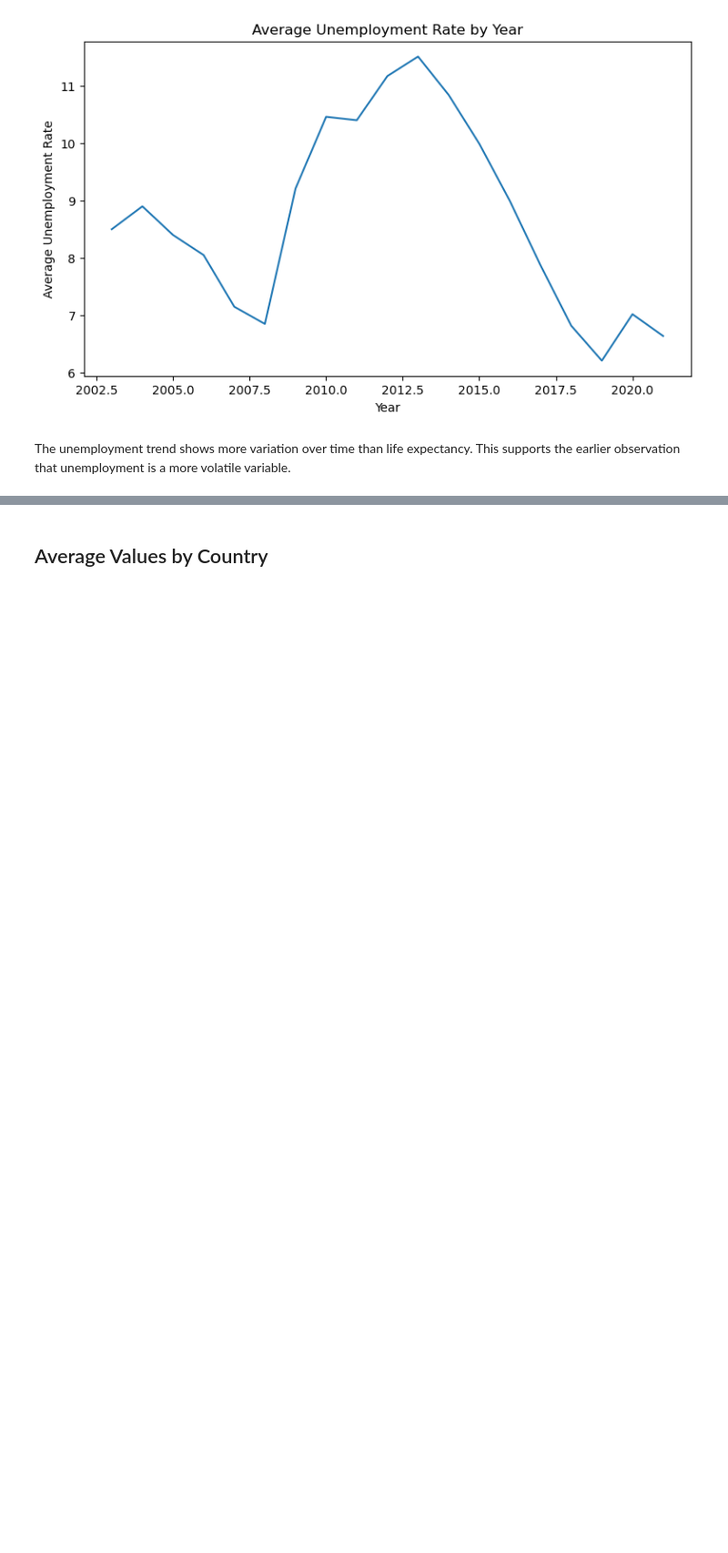
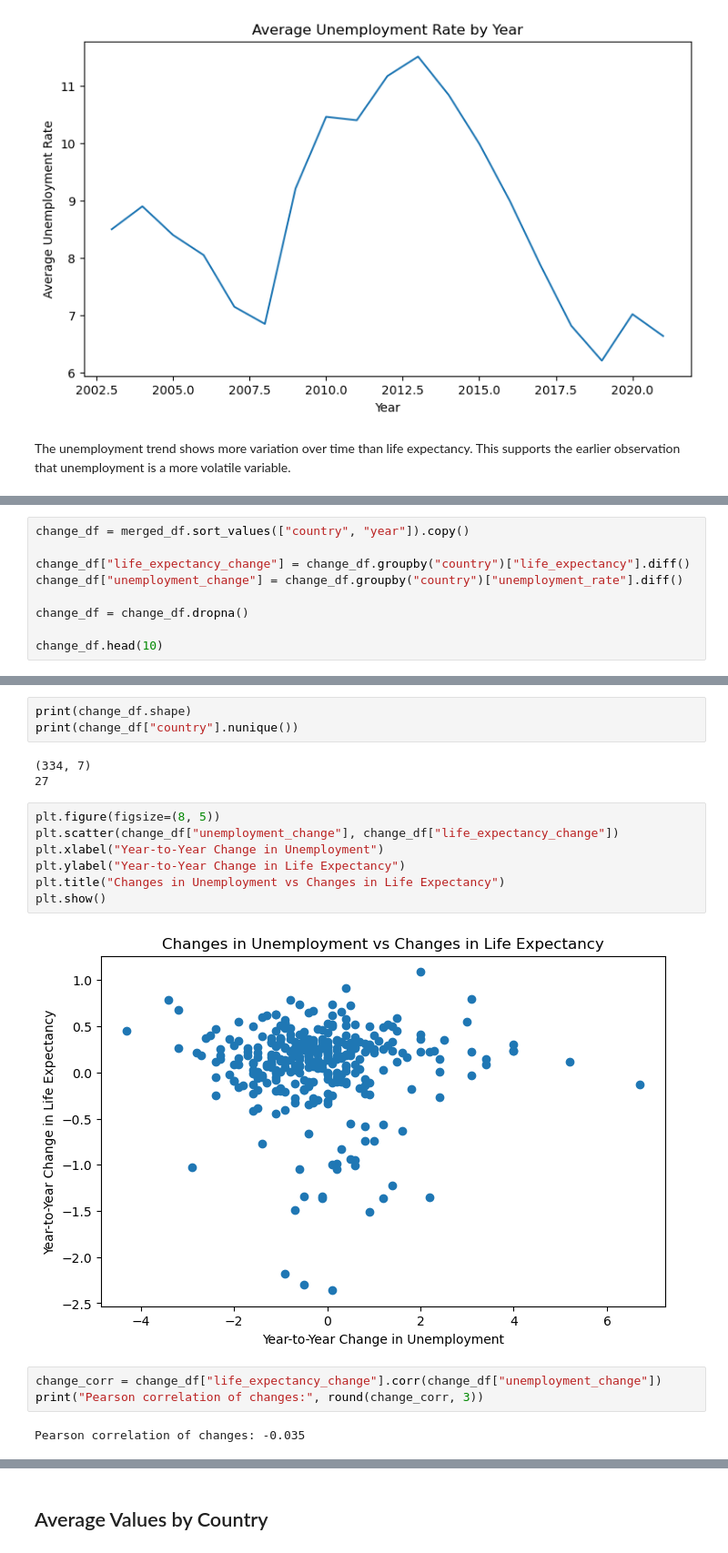
Before and after one commit to ohczed/life-expectancy-unemployment-europe, a Jupyter notebook: notebooks/final_project.ipynb, the cells around one changed output, grey strips where cells are left out. Shown at 91% size. Cells and saved outputs as stored; diff of their text form; blank space fills up the shorter version.

Commit message:
Update final notebook with correlation and change analysis

```diff
--- a/notebooks/final_project.ipynb
+++ b/notebooks/final_project.ipynb
@@ -478,0 +506,9 @@ The unemployment trend shows more variation over time than life expectancy. This
+# %%
+change_df = merged_df.sort_values(["country", "year"]).copy()
+
+change_df["life_expectancy_change"] = change_df.groupby("country")["life_expectancy"].diff()
+change_df["unemployment_change"] = change_df.groupby("country")["unemployment_rate"].diff()
+
+change_df = change_df.dropna()
+
+change_df.head(10)
@@ -478,0 +527,20 @@ The unemployment trend shows more variation over time than life expectancy. This
+# %%
+print(change_df.shape)
+print(change_df["country"].nunique())
+# %% [output]
+(334, 7)
+27
+# %%
+plt.figure(figsize=(8, 5))
+plt.scatter(change_df["unemployment_change"], change_df["life_expectancy_change"])
+plt.xlabel("Year-to-Year Change in Unemployment")
+plt.ylabel("Year-to-Year Change in Life Expectancy")
+plt.title("Changes in Unemployment vs Changes in Life Expectancy")
+plt.show()
+# %% [output]
+[figure, added]
+# %%
+change_corr = change_df["life_expectancy_change"].corr(change_df["unemployment_change"])
+print("Pearson correlation of changes:", round(change_corr, 3))
+# %% [output]
+Pearson correlation of changes: -0.035
```
Also changed, not shown: parts of 18 cells of this notebook.
